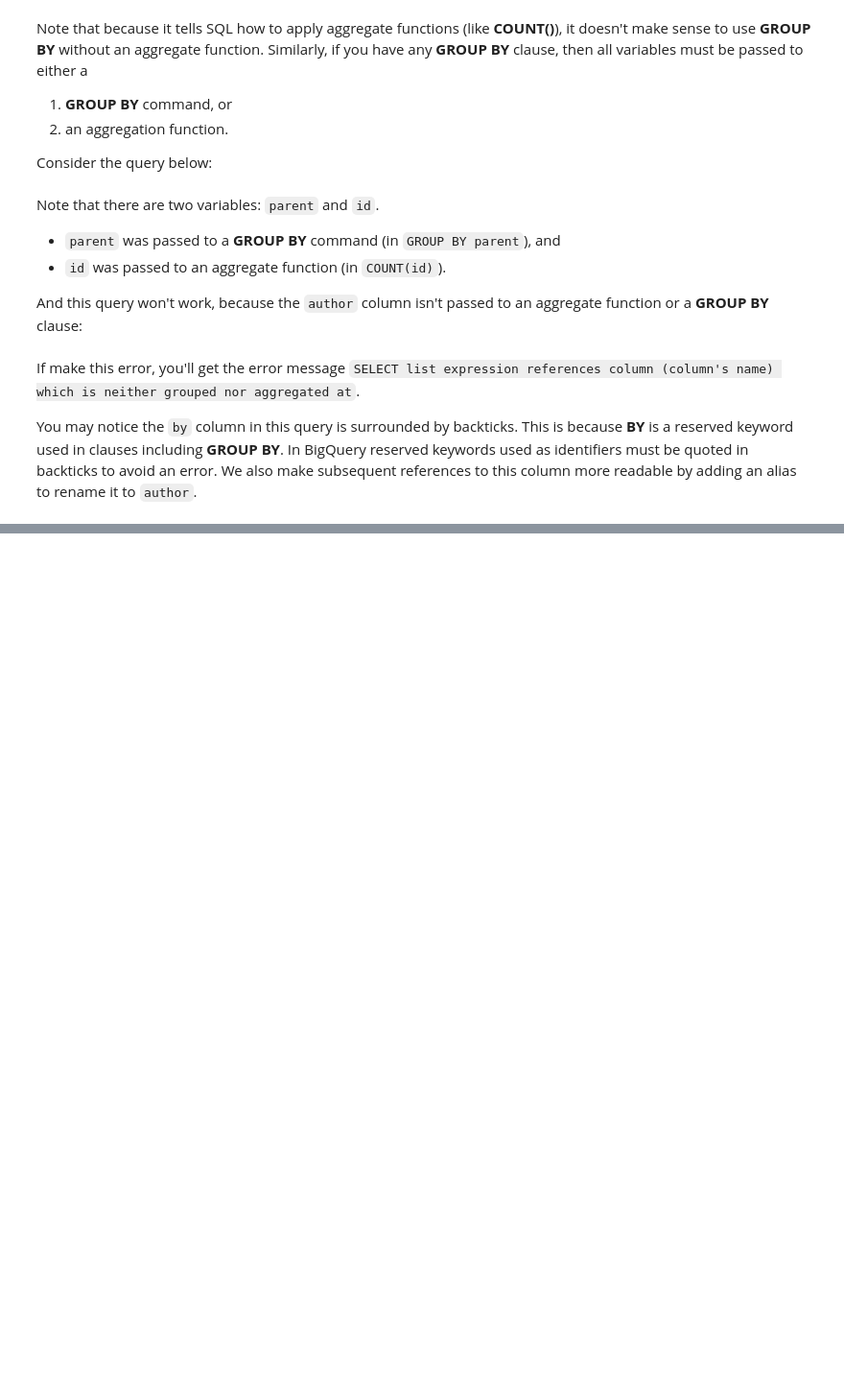
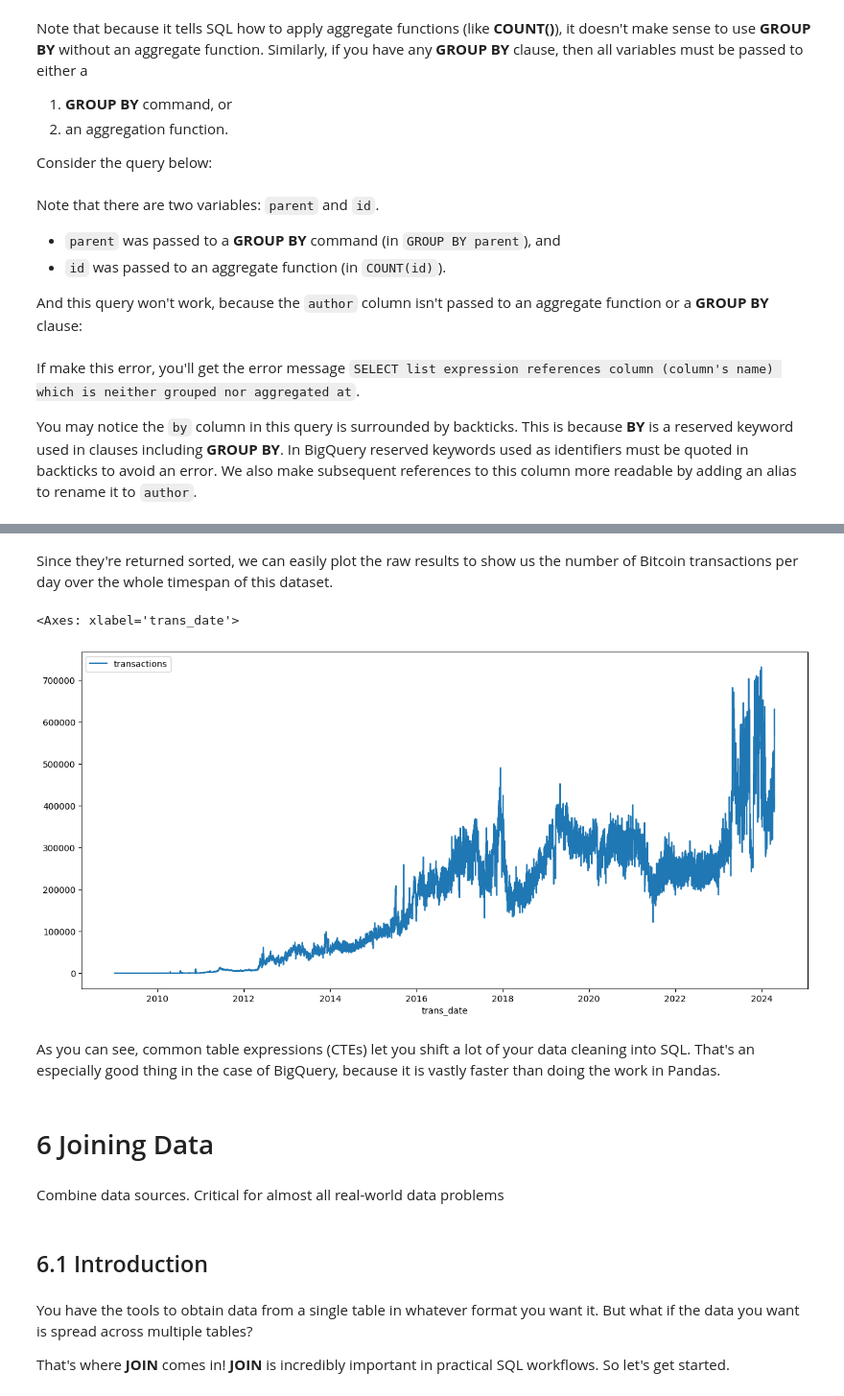
Before and after one commit to c1amilo/ml_course, a Jupyter notebook: sql.ipynb, the cells around one changed output, grey strips where cells are left out. Shown: that part at 96% size. Cells and saved outputs as stored; diff of their text form; code cells hidden in the pictures; blank space fills up the shorter version.

Commit message:
add joins

```diff
--- a/sql.ipynb
+++ b/sql.ipynb
@@ -473,0 +694,25 @@ You may notice the ``by`` column in this query is surrounded by backticks. This
+# %%
+# Query to select the number of transactions per date, sorted by date
+query_with_CTE = """
+                 WITH time AS
+                 (
+                     SELECT DATE(block_timestamp) AS trans_date
+                     FROM `bigquery-public-data.crypto_bitcoin.transactions`
+                 )
+                 SELECT COUNT(1) AS transactions,
+                        trans_date
+                 FROM time
+                 GROUP BY trans_date
+                 ORDER BY trans_date
+                 """
+
+# Set up the query (cancel the query if it would use too much of
+# your quota, with the limit set to 10 GB)
+safe_config = bigquery.QueryJobConfig(maximum_bytes_billed=10**10)
+query_job = client.query(query_with_CTE, job_config=safe_config)
+
+# API request - run the query, and convert the results to a pandas DataFrame
+transactions_by_date = query_job.to_dataframe()
+
+# Print the first five rows
+transactions_by_date.head()
@@ -473,0 +726,19 @@ You may notice the ``by`` column in this query is surrounded by backticks. This
+# %% [markdown]
+Since they're returned sorted, we can easily plot the raw results to show us the number of Bitcoin transactions per day over the whole timespan of this dataset.
+# %%
+transactions_by_date.set_index('trans_date').plot(figsize=(15, 7))
+# %% [output]
+<Axes: xlabel='trans_date'>
+[figure, added]
+# %% [markdown]
+As you can see, common table expressions (CTEs) let you shift a lot of your data cleaning into SQL. That's an especially good thing in the case of BigQuery, because it is vastly faster than doing the work in Pandas.
+# %% [markdown]
+# 6 Joining Data
+# %% [markdown]
+Combine data sources. Critical for almost all real-world data problems
+# %% [markdown]
+## 6.1 Introduction
+# %% [markdown]
+You have the tools to obtain data from a single table in whatever format you want it. But what if the data you want is spread across multiple tables?
+
+That's where **JOIN** comes in! **JOIN** is incredibly important in practical SQL workflows. So let's get started.
```
Also changed, not shown: parts of 68 cells of this notebook, 20 other files.
